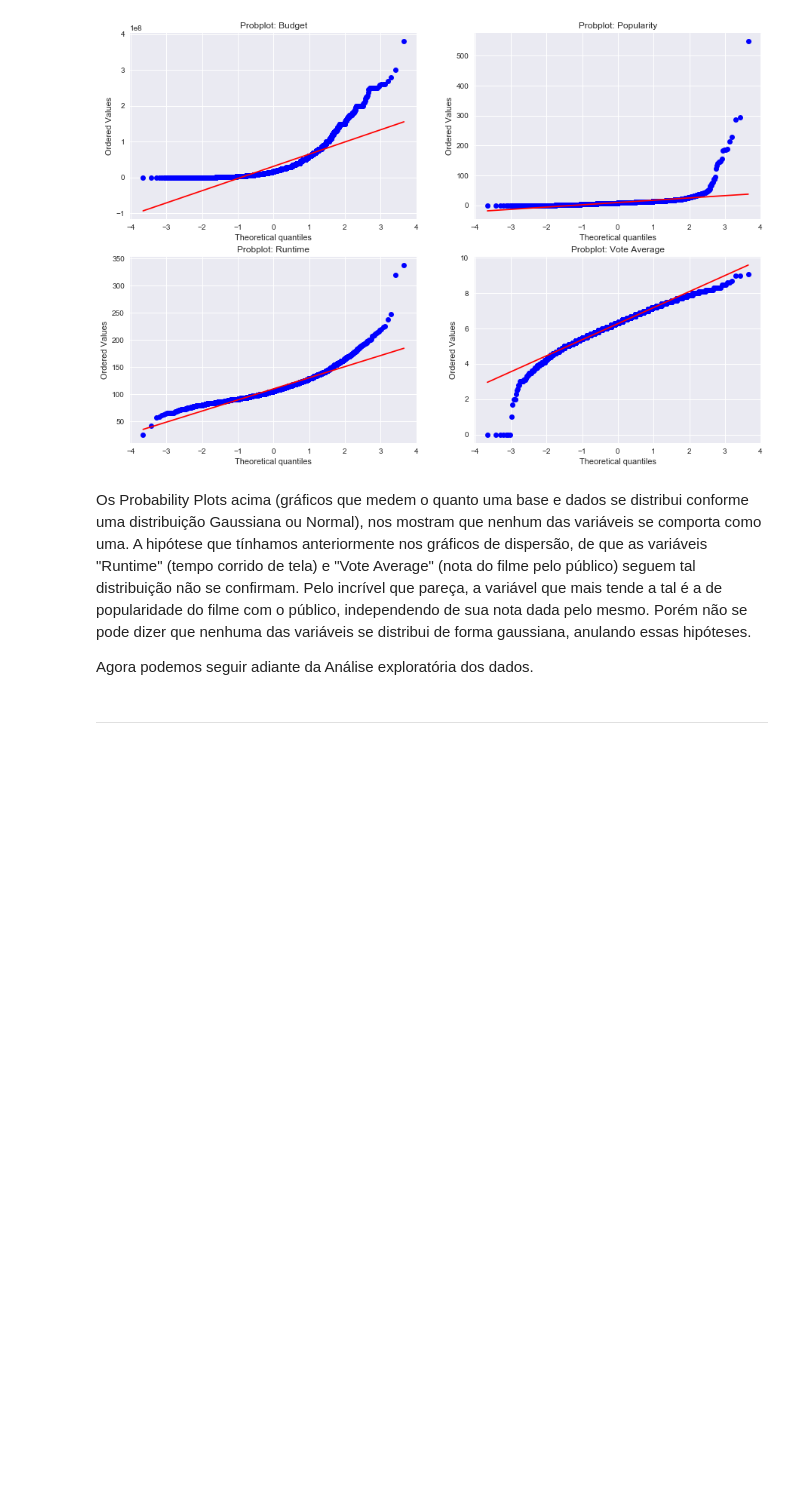
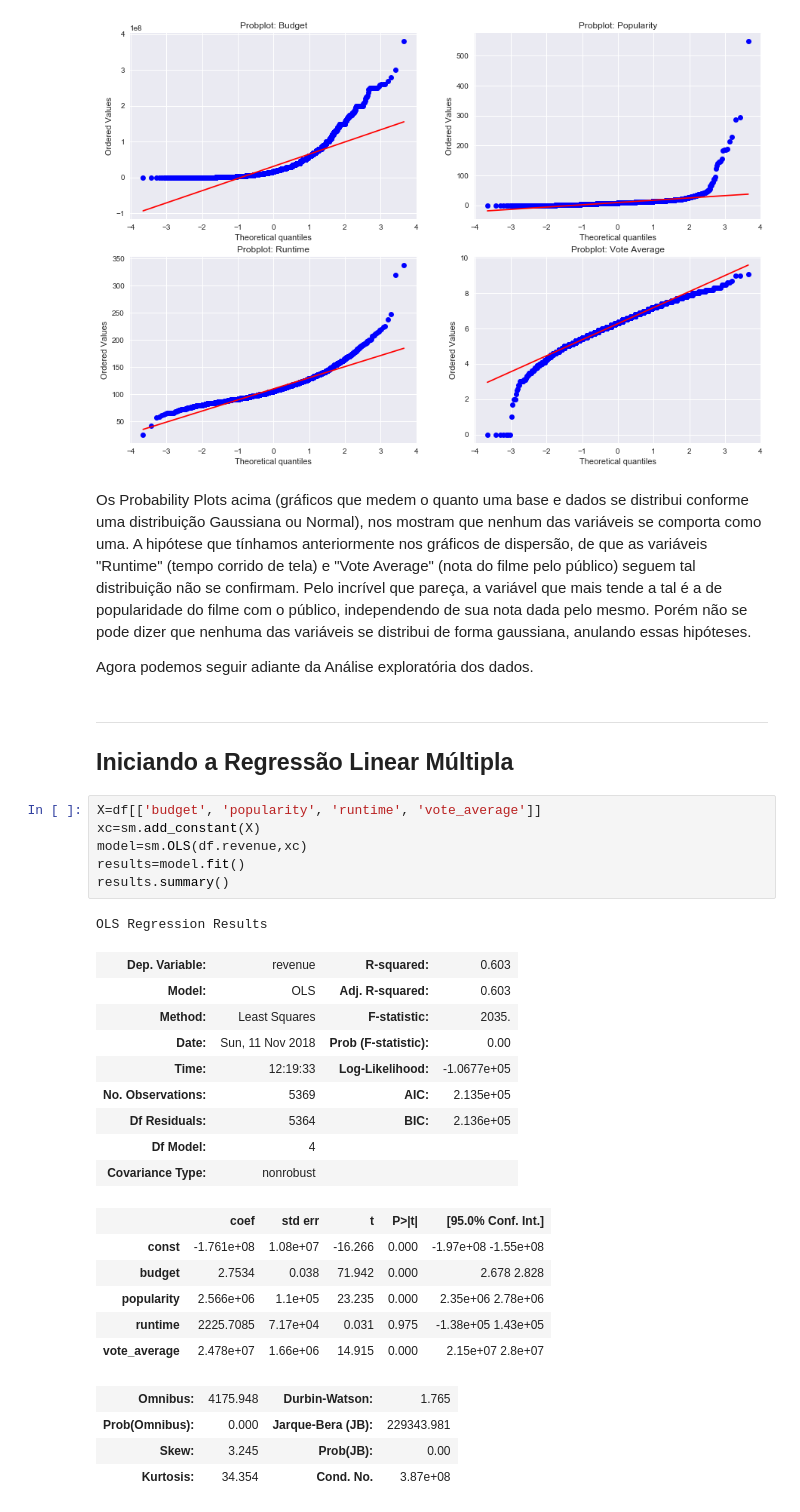
Before and after one commit to lucaslealvale/CD2018_Projeto3, a Jupyter notebook: Projeto 3.ipynb, the cells around one changed output. Saved outputs shown, nothing was run; the diff lists cells and outputs as text; blank space fills up the shorter version.

Commit message:
primeira regressão

```diff
--- a/Projeto 3.ipynb
+++ b/Projeto 3.ipynb
@@ -148,5 +149,33 @@ plt.show()
 Os Probability Plots acima (gráficos que medem o quanto uma base e dados se distribui conforme uma distribuição Gaussiana ou Normal), nos mostram que nenhum das variáveis se comporta como uma. A hipótese que tínhamos anteriormente nos gráficos de dispersão, de que as variáveis "Runtime" (tempo corrido de tela) e "Vote Average" (nota do filme pelo público) seguem tal distribuição não se confirmam. Pelo incrível que pareça, a variável que mais tende a tal é a de popularidade do filme com o público, independendo de sua nota dada pelo mesmo. Porém não se pode dizer que nenhuma das variáveis se distribui de forma gaussiana, anulando essas hipóteses.
 
 Agora podemos seguir adiante da Análise exploratória dos dados.
-# %% [markdown]
-___
+# %% [markdown]
+___
+## Iniciando a Regressão Linear Múltipla
+# %%
+X=df[['budget', 'popularity', 'runtime', 'vote_average']]
+xc=sm.add_constant(X)
+model=sm.OLS(df.revenue,xc)
+results=model.fit()
+results.summary()
+# %% [output]
+OLS Regression Results
+| Dep. Variable: | revenue | R-squared: | 0.603 |
+| Model: | OLS | Adj. R-squared: | 0.603 |
+| Method: | Least Squares | F-statistic: | 2035. |
+| Date: | Sun, 11 Nov 2018 | Prob (F-statistic): | 0.00 |
+| Time: | 12:19:33 | Log-Likelihood: | -1.0677e+05 |
+| No. Observations: | 5369 | AIC: | 2.135e+05 |
+| Df Residuals: | 5364 | BIC: | 2.136e+05 |
+| Df Model: | 4 |  |  |
+| Covariance Type: | nonrobust |  |  |
+|  | coef | std err | t | P>|t| | [95.0% Conf. Int.] |
+| const | -1.761e+08 | 1.08e+07 | -16.266 | 0.000 | -1.97e+08 -1.55e+08 |
+| budget | 2.7534 | 0.038 | 71.942 | 0.000 | 2.678 2.828 |
+| popularity | 2.566e+06 | 1.1e+05 | 23.235 | 0.000 | 2.35e+06 2.78e+06 |
+| runtime | 2225.7085 | 7.17e+04 | 0.031 | 0.975 | -1.38e+05 1.43e+05 |
+| vote_average | 2.478e+07 | 1.66e+06 | 14.915 | 0.000 | 2.15e+07 2.8e+07 |
+| Omnibus: | 4175.948 | Durbin-Watson: | 1.765 |
+| Prob(Omnibus): | 0.000 | Jarque-Bera (JB): | 229343.981 |
+| Skew: | 3.245 | Prob(JB): | 0.00 |
+| Kurtosis: | 34.354 | Cond. No. | 3.87e+08 |
```
Also changed, not shown: parts of 6 cells of this notebook.
